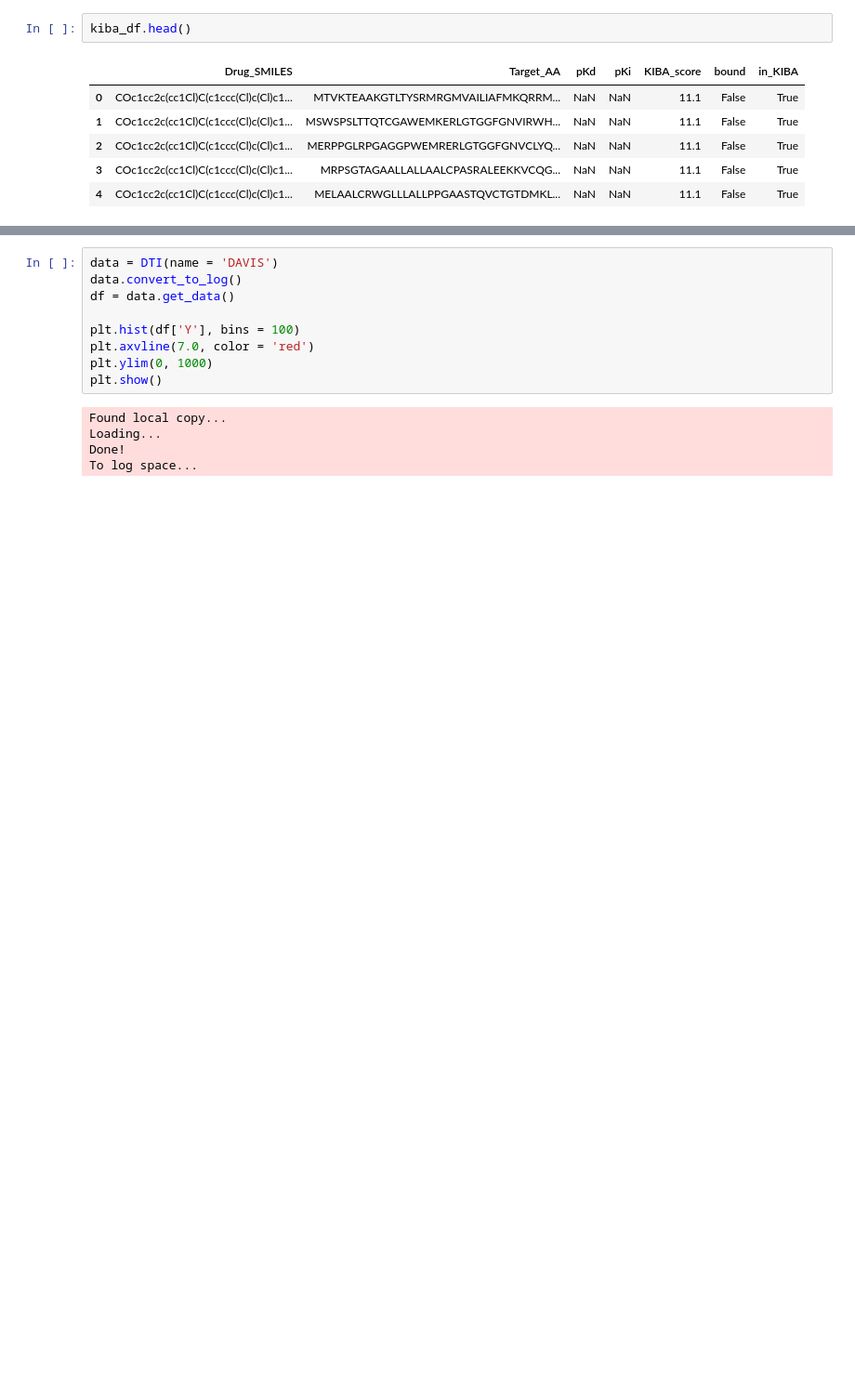
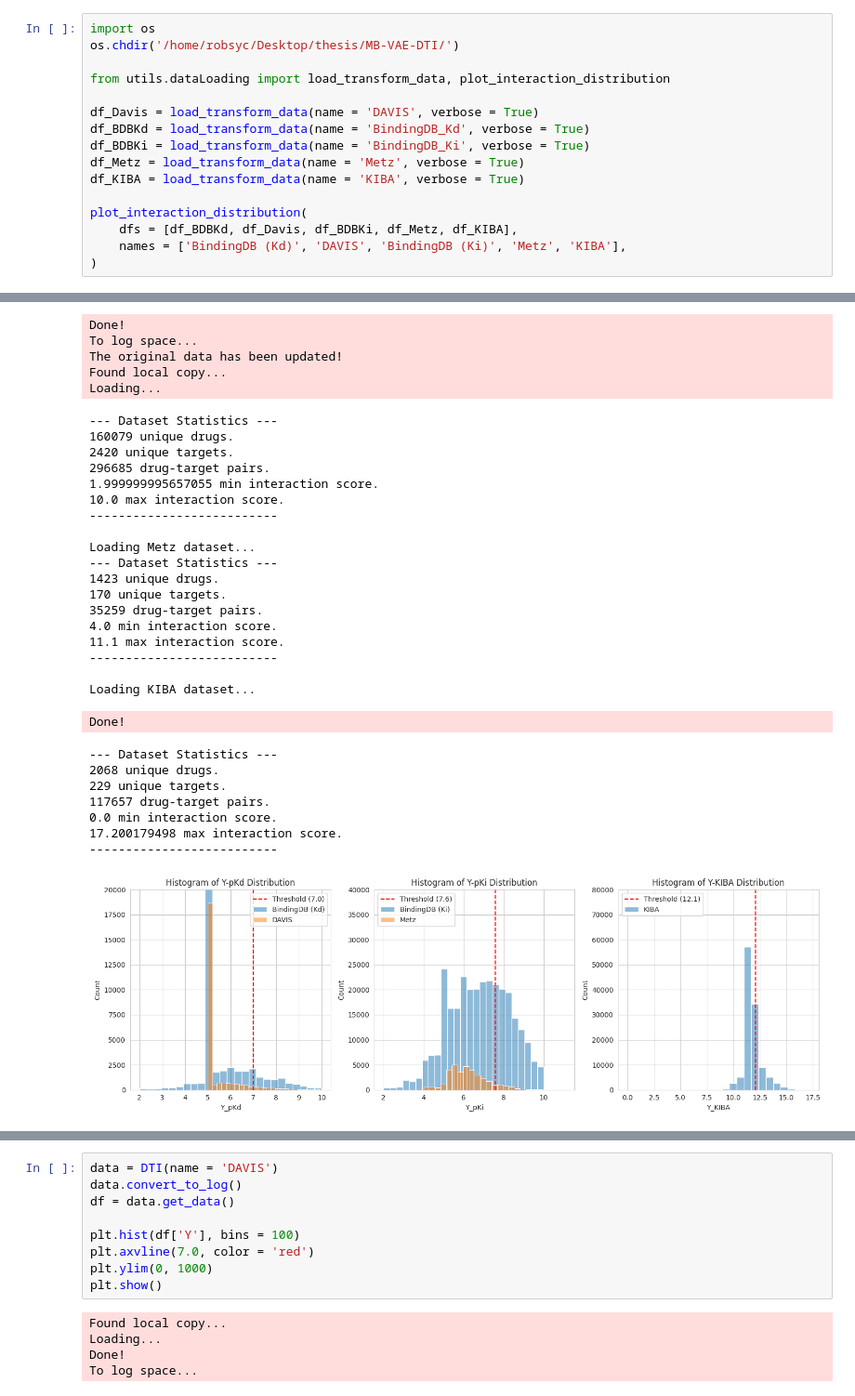
Before and after one commit to robsyc/MB-VAE-DTI, a Jupyter notebook: notebooks/data_classification.ipynb, the cells around one changed output, grey strips where cells are left out. Shown at 93% size. Drawn from its saved outputs; the diff is of its cells as text; blank space fills up the shorter version.

```diff
--- a/notebooks/data_classification.ipynb
+++ b/notebooks/data_classification.ipynb
@@ -132,9 +1,17 @@ Done!
-# %%
-kiba_df.head()
-# %% [output]
-|  | Drug_SMILES | Target_AA | pKd | pKi | KIBA_score | bound | in_KIBA |
-| 0 | COc1cc2c(cc1Cl)C(c1ccc(Cl)c(Cl)c1... | MTVKTEAAKGTLTYSRMRGMVAILIAFMKQRRM... | NaN | NaN | 11.1 | False | True |
-| 1 | COc1cc2c(cc1Cl)C(c1ccc(Cl)c(Cl)c1... | MSWSPSLTTQTCGAWEMKERLGTGGFGNVIRWH... | NaN | NaN | 11.1 | False | True |
-| 2 | COc1cc2c(cc1Cl)C(c1ccc(Cl)c(Cl)c1... | MERPPGLRPGAGGPWEMRERLGTGGFGNVCLYQ... | NaN | NaN | 11.1 | False | True |
-| 3 | COc1cc2c(cc1Cl)C(c1ccc(Cl)c(Cl)c1... | MRPSGTAGAALLALLAALCPASRALEEKKVCQG... | NaN | NaN | 11.1 | False | True |
-| 4 | COc1cc2c(cc1Cl)C(c1ccc(Cl)c(Cl)c1... | MELAALCRWGLLLALLPPGAASTQVCTGTDMKL... | NaN | NaN | 11.1 | False | True |
+# %%
+import os
+os.chdir('/home/robsyc/Desktop/thesis/MB-VAE-DTI/')
+
+from utils.dataLoading import load_transform_data, plot_interaction_distribution
+
+df_Davis = load_transform_data(name = 'DAVIS', verbose = True)
+df_BDBKd = load_transform_data(name = 'BindingDB_Kd', verbose = True)
+df_BDBKi = load_transform_data(name = 'BindingDB_Ki', verbose = True)
+df_Metz = load_transform_data(name = 'Metz', verbose = True)
+df_KIBA = load_transform_data(name = 'KIBA', verbose = True)
+
+plot_interaction_distribution(
+    dfs = [df_BDBKd, df_Davis, df_BDBKi, df_Metz, df_KIBA],
+    names = ['BindingDB (Kd)', 'DAVIS', 'BindingDB (Ki)', 'Metz', 'KIBA'],
+)
+# %% [output]
@@ -140,0 +49,32 @@ kiba_df.head()
+Done!
+To log space...
+The original data has been updated!
+Found local copy...
+Loading...
+--- Dataset Statistics ---
+160079 unique drugs.
+2420 unique targets.
+296685 drug-target pairs.
+1.999999995657055 min interaction score.
+10.0 max interaction score.
+--------------------------
+
+Loading Metz dataset...
+--- Dataset Statistics ---
+1423 unique drugs.
+170 unique targets.
+35259 drug-target pairs.
+4.0 min interaction score.
+11.1 max interaction score.
+--------------------------
+
+Loading KIBA dataset...
+Done!
+--- Dataset Statistics ---
+2068 unique drugs.
+229 unique targets.
+117657 drug-target pairs.
+0.0 min interaction score.
+17.200179498 max interaction score.
+--------------------------
+[figure, added]
```
Also changed, not shown: parts of 13 cells of this notebook, 1 other file.
